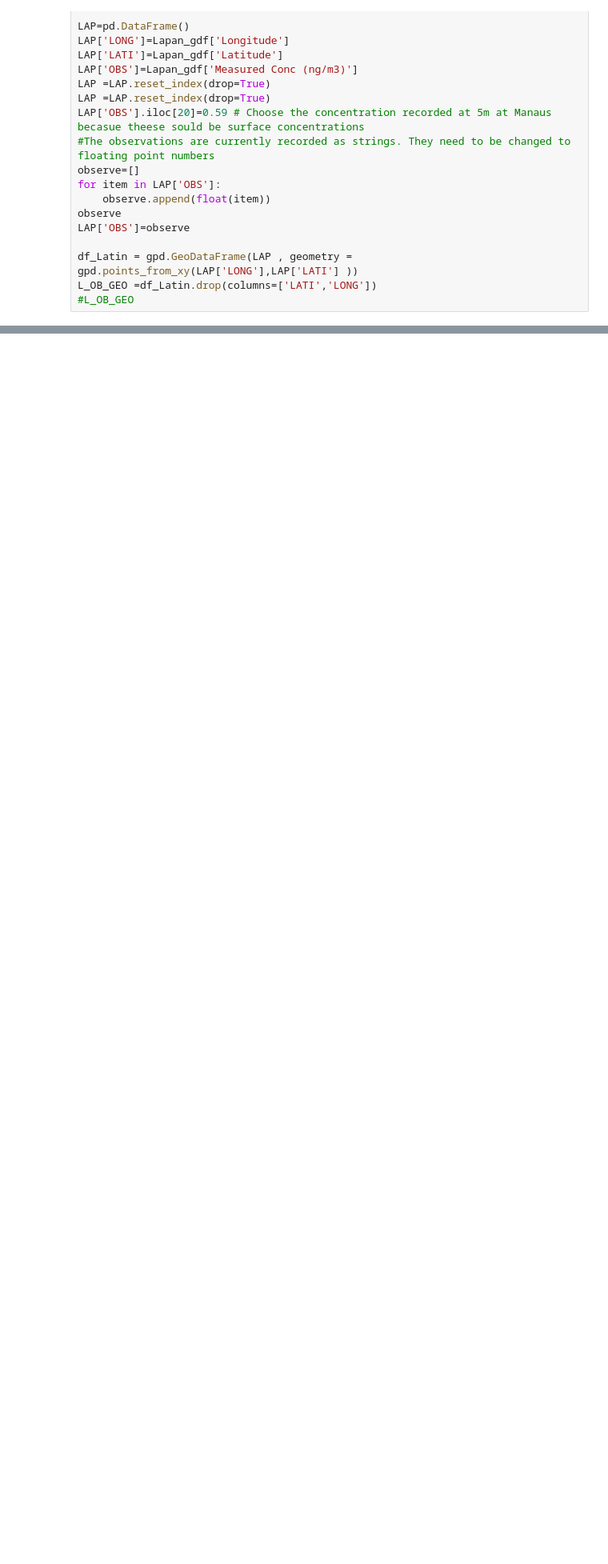
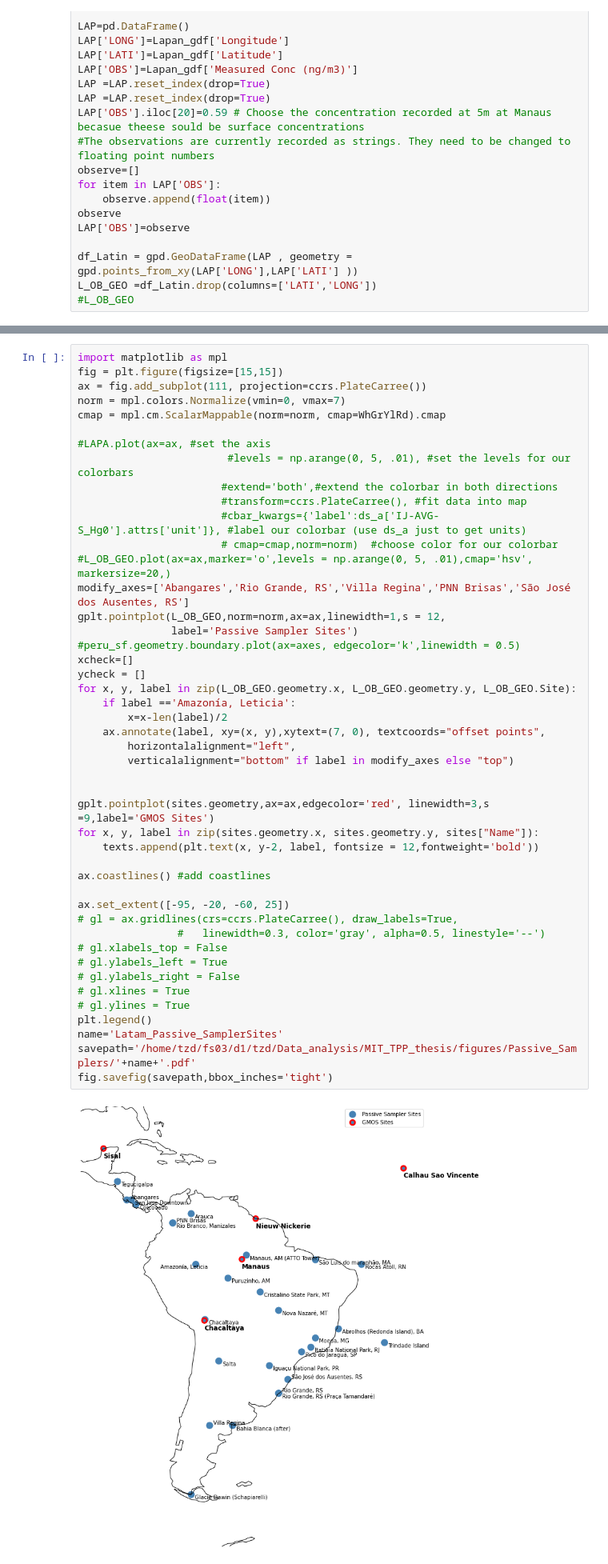
Before and after one commit to Shakes-tzd/MIT_TPP_thesis, a Jupyter notebook: JPnotebooks/GMOS_map.ipynb, the cells around one changed output, grey strips where cells are left out. Shown at 80% size. Saved outputs shown, nothing was run; the diff lists cells and outputs as text; blank space fills up the shorter version.

```diff
--- a/JPnotebooks/GMOS_map.ipynb
+++ b/JPnotebooks/GMOS_map.ipynb
@@ -112,0 +234,48 @@ plt.show()
+# %%
+import matplotlib as mpl
+fig = plt.figure(figsize=[15,15])
+ax = fig.add_subplot(111, projection=ccrs.PlateCarree())
+norm = mpl.colors.Normalize(vmin=0, vmax=7)
+cmap = mpl.cm.ScalarMappable(norm=norm, cmap=WhGrYlRd).cmap
+
+#LAPA.plot(ax=ax, #set the axis
+                        #levels = np.arange(0, 5, .01), #set the levels for our colorbars
+                       #extend='both',#extend the colorbar in both directions
+                       #transform=ccrs.PlateCarree(), #fit data into map
+                       #cbar_kwargs={'label':ds_a['IJ-AVG-S_Hg0'].attrs['unit']}, #label our colorbar (use ds_a just to get units)
+                       # cmap=cmap,norm=norm)  #choose color for our colorbar
+#L_OB_GEO.plot(ax=ax,marker='o',levels = np.arange(0, 5, .01),cmap='hsv', markersize=20,)
+modify_axes=['Abangares','Rio Grande, RS','Villa Regina','PNN Brisas','São José dos Ausentes, RS']
+gplt.pointplot(L_OB_GEO,norm=norm,ax=ax,linewidth=1,s = 12,
+               label='Passive Sampler Sites')
+#peru_sf.geometry.boundary.plot(ax=axes, edgecolor='k',linewidth = 0.5)
+xcheck=[]
+ycheck = []
+for x, y, label in zip(L_OB_GEO.geometry.x, L_OB_GEO.geometry.y, L_OB_GEO.Site):
+    if label =='Amazonía, Leticia':
+        x=x-len(label)/2
+    ax.annotate(label, xy=(x, y),xytext=(7, 0), textcoords="offset points",
+        horizontalalignment="left",
+        verticalalignment="bottom" if label in modify_axes else "top")
+
+
+gplt.pointplot(sites.geometry,ax=ax,edgecolor='red', linewidth=3,s =9,label='GMOS Sites')
+for x, y, label in zip(sites.geometry.x, sites.geometry.y, sites["Name"]):
+    texts.append(plt.text(x, y-2, label, fontsize = 12,fontweight='bold'))
+
+ax.coastlines() #add coastlines
+
+ax.set_extent([-95, -20, -60, 25])
+# gl = ax.gridlines(crs=ccrs.PlateCarree(), draw_labels=True,
+                #   linewidth=0.3, color='gray', alpha=0.5, linestyle='--')
+# gl.xlabels_top = False
+# gl.ylabels_left = True
+# gl.ylabels_right = False
+# gl.xlines = True
+# gl.ylines = True
+plt.legend()
+name='Latam_Passive_SamplerSites'
+savepath='/home/tzd/fs03/d1/tzd/Data_analysis/MIT_TPP_thesis/figures/Passive_Samplers/'+name+'.pdf'
+fig.savefig(savepath,bbox_inches='tight')
+# %% [output]
+[figure, added]
```
Also changed, not shown: parts of 10 cells of this notebook, 3 other files.
